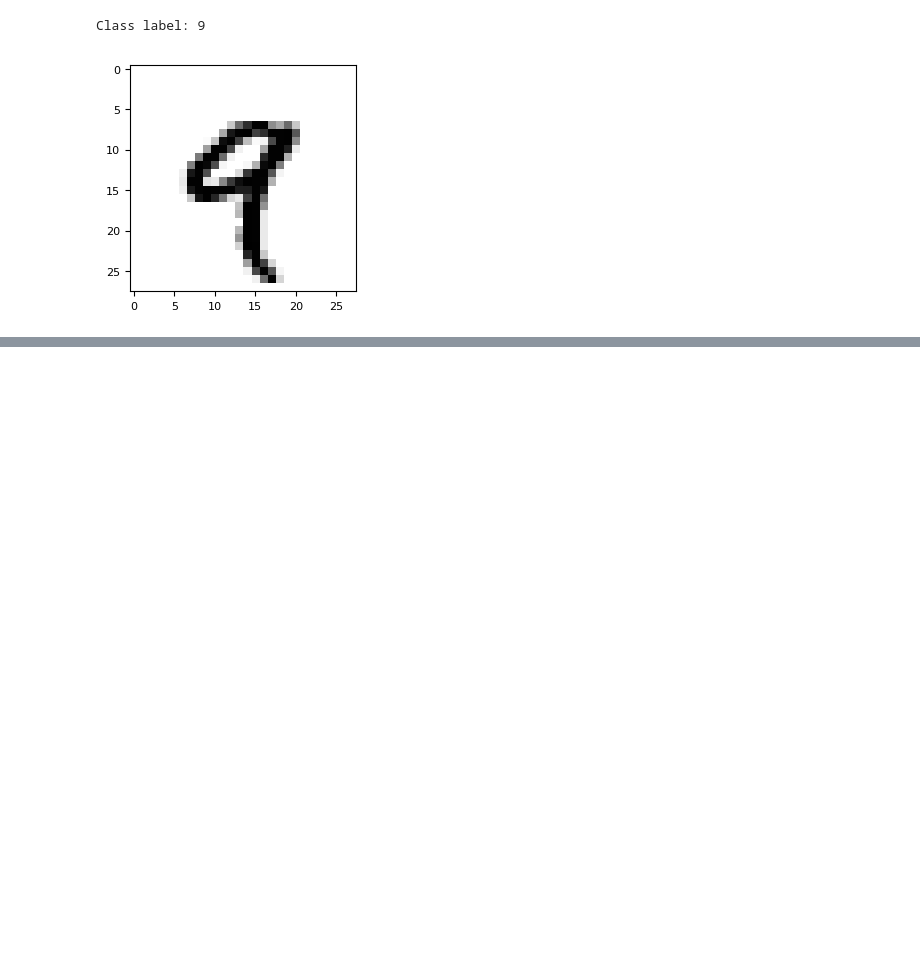
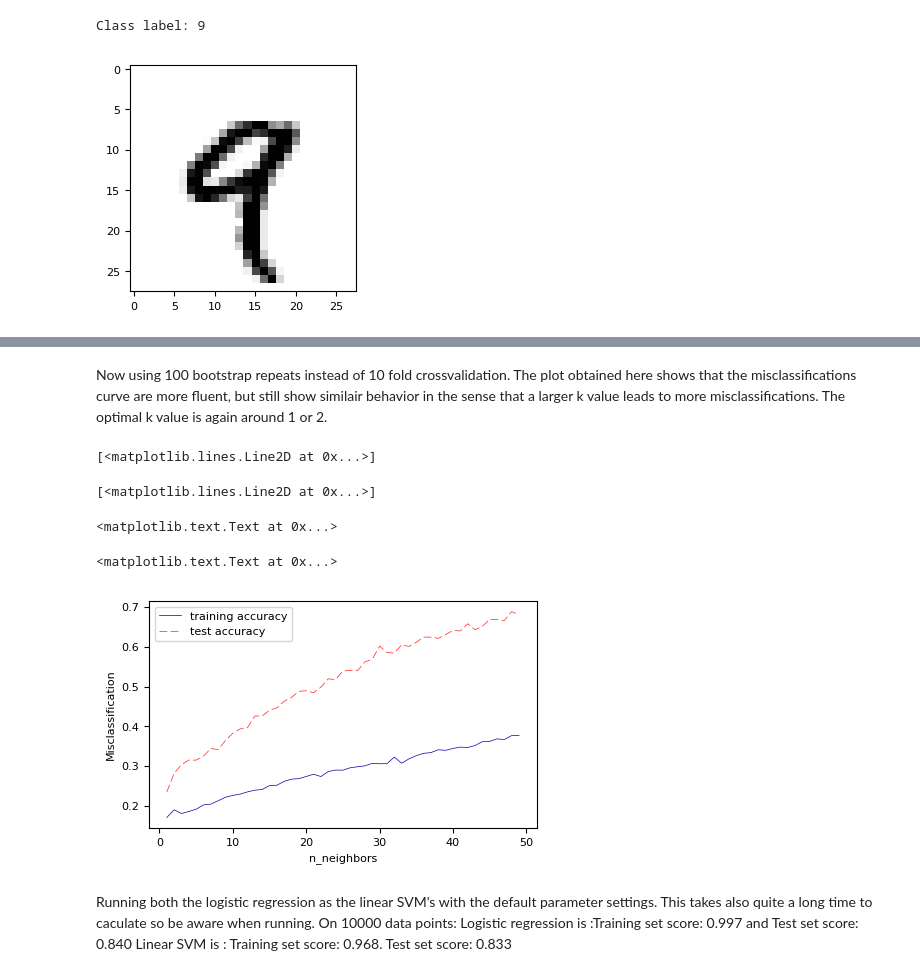
Before and after one commit to KoenvanLaar/Frank-and-Koen-Assignment-1, a Jupyter notebook: Assignment 1 Frank and Koen.ipynb, the cells around one changed output, grey strips where cells are left out. Saved outputs shown, nothing was run; the diff lists cells and outputs as text; code cells hidden in the pictures; blank space fills up the shorter version.

```diff
--- a/Assignment 1 Frank and Koen.ipynb
+++ b/Assignment 1 Frank and Koen.ipynb
@@ -92,0 +131,63 @@ _ = plt.legend()
+# %% [markdown]
+Now using 100 bootstrap repeats instead of 10 fold crossvalidation. The plot obtained here shows that the misclassifications curve are more fluent, but still show similair behavior in the sense that a larger k value leads to more misclassifications.
+The optimal k value is again around 1 or 2.
+# %%
+#Now doing the same as before but now with 100 bootstrapping repeats.
+from sklearn.model_selection import ShuffleSplit #Need this to do the shuffle
+from sklearn.model_selection import cross_val_score #Import CV function
+from sklearn.neighbors import KNeighborsClassifier   # Import kNN function
+
+
+
+#I am importing this so that we can run this code without the running the other code that takes very long.
+X, y = mnist_data.get_data(target=mnist_data.default_target_attribute)
+#Making a subset. This needs to be 7000 for the final calculations but for now 700 will do for testing I think
+#NEEDS TO BE 7000 for final answer!!!!!!
+X_small = X[:700]
+y_small = y[:700]
+
+
+#So instead of the whole nmist data-set we only use the first 700 cases by typing X_smal and y_smal
+#However I am not sure if this needs to be here since bootstrapping is getting training and testing data differently
+X_train, X_test, y_train, y_test = train_test_split(X_small, y_small, random_state=0)
+
+# Build a list of the training and test scores for increasing k to use this to make a plot later on
+training_accuracy = []
+test_accuracy = []
+
+# testing 1 to 10 nearest neighbours
+k = range(1, 50)
+
+# I am assuming that n_splits stand for 100 repeats. This is the distinction from the previous cell
+shuffle_split = ShuffleSplit(test_size=.34, train_size=.66, n_splits=100)
+
+for n_neighbors in k:
+    # build the model
+    clf = KNeighborsClassifier(n_neighbors=n_neighbors).fit(X_train, y_train)
+    # record training and test set accuracy
+    train_score = cross_val_score(clf, X_train, y_train, cv=shuffle_split)
+    test_score = cross_val_score(clf, X_test, y_test, cv=shuffle_split)
+    #This piece of code is here so that only 1 value is given to the list instead of 10
+    train_score_average = 1-(train_score.mean()) # The 1 minus part is added to get the misclassifications instead of teh correct classifications
+    test_score_average = 1-(test_score.mean())
+    training_accuracy.append(train_score_average)
+    test_accuracy.append(test_score_average)
+
+
+#Plotting the graph
+plt.plot(k, training_accuracy, label="training accuracy")
+plt.plot(k, test_accuracy, label="test accuracy")
+plt.ylabel("Misclassification")
+plt.xlabel("n_neighbors")
+_ = plt.legend()
+# %% [output]
+[<matplotlib.lines.Line2D at 0x...>]
+[<matplotlib.lines.Line2D at 0x...>]
+<matplotlib.text.Text at 0x...>
+<matplotlib.text.Text at 0x...>
+[figure, added]
+# %% [markdown]
+Running both the logistic regression as the linear SVM's with the default parameter settings.
+This takes also quite a long time to caculate so be aware when running.
+On 10000 data points: Logistic regression is :Training set score: 0.997 and Test set score: 0.840
+Linear SVM is : Training set score: 0.968. Test set score: 0.833
```
Also changed, not shown: parts of 10 cells of this notebook.
